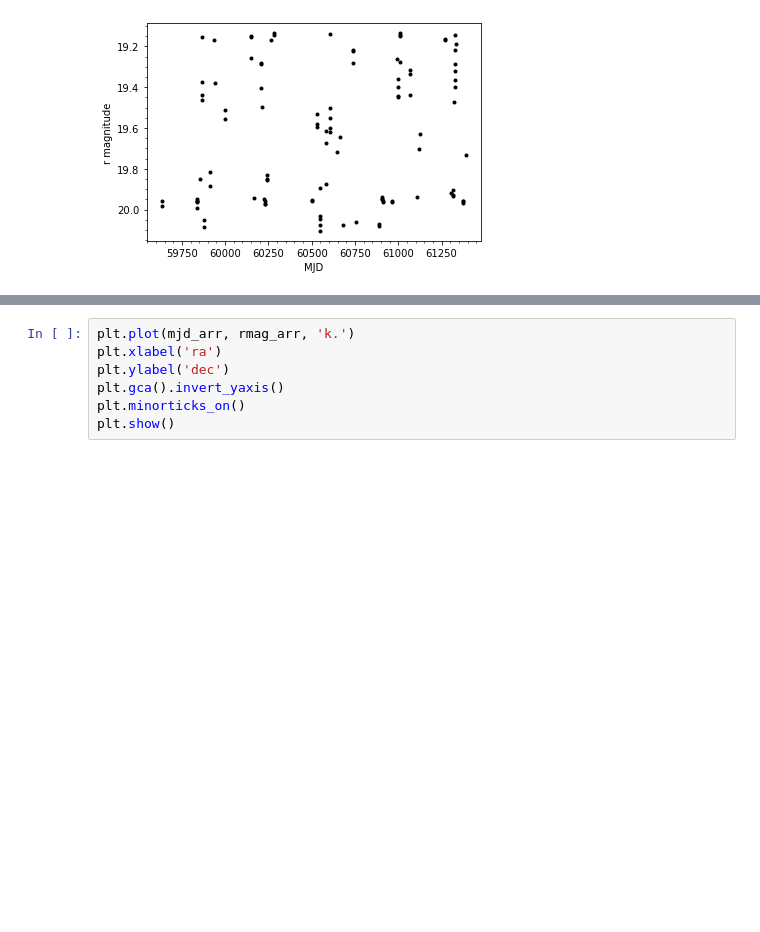
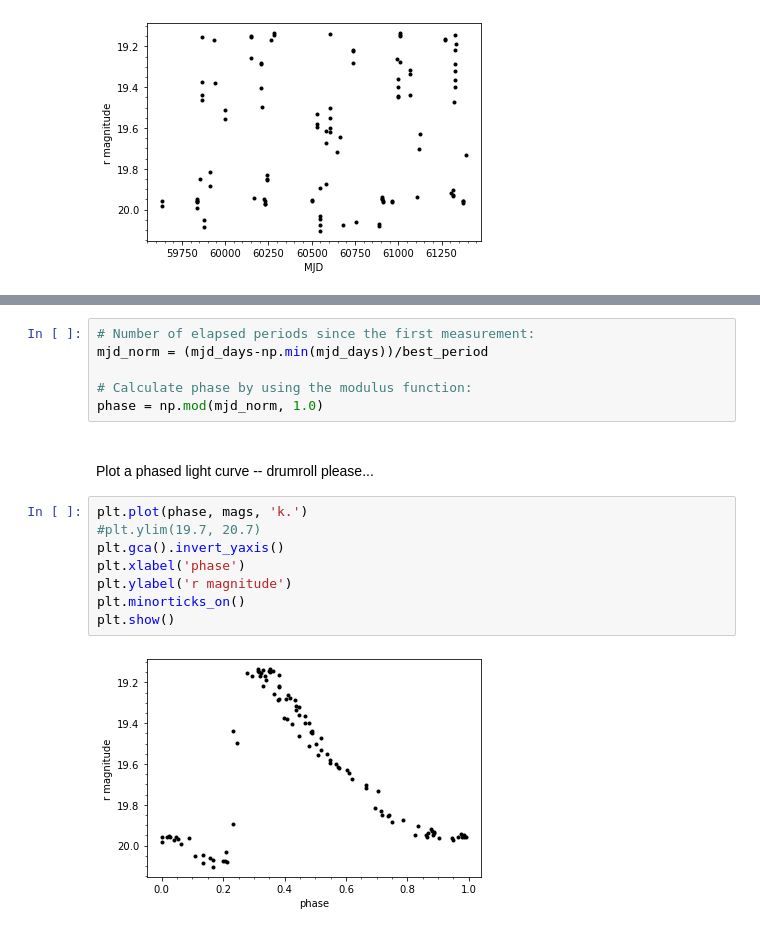
Before and after one commit to rubin-dp0/tutorial-notebooks, a Jupyter notebook: 09_Single_Star_Lightcurve_with_Butler.ipynb, the cells around one changed output, grey strips where cells are left out. Saved outputs shown, nothing was run; the diff lists cells and outputs as text; blank space fills up the shorter version.

```diff
--- a/09_Single_Star_Lightcurve_with_Butler.ipynb
+++ b/09_Single_Star_Lightcurve_with_Butler.ipynb
@@ -273,7 +342,19 @@ plt.show()
+# %%
+# Number of elapsed periods since the first measurement:
+mjd_norm = (mjd_days-np.min(mjd_days))/best_period
+
+# Calculate phase by using the modulus function:
+phase = np.mod(mjd_norm, 1.0)
+# %% [markdown]
+<br>
+Plot a phased light curve -- drumroll please...
 # %%
-plt.plot(mjd_arr, rmag_arr, 'k.')
-plt.xlabel('ra')
-plt.ylabel('dec')
+plt.plot(phase, mags, 'k.')
+#plt.ylim(19.7, 20.7)
 plt.gca().invert_yaxis()
+plt.xlabel('phase')
+plt.ylabel('r magnitude')
 plt.minorticks_on()
 plt.show()
+# %% [output]
+[figure, added]
```
Also changed, not shown: parts of 15 cells of this notebook.
